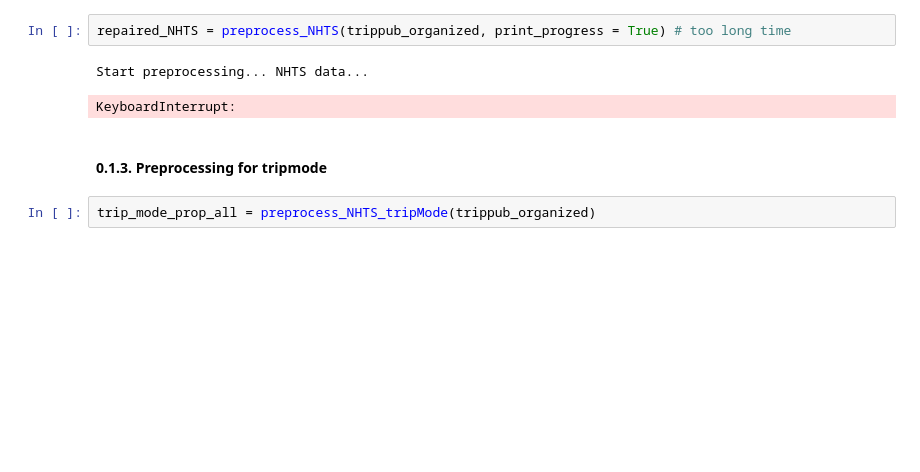
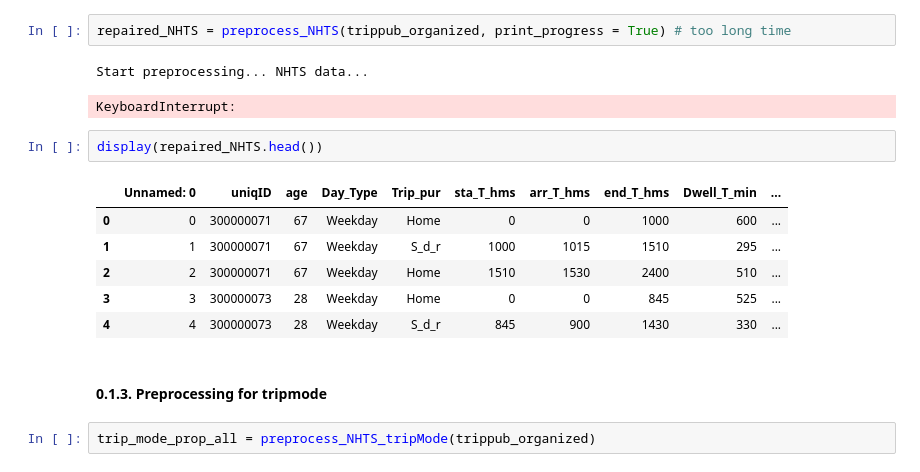
Before and after one commit to MG-Choi/ABTS, a Jupyter notebook: ABTS/ABTS.ipynb, the cells around one changed output. Drawn from its saved outputs; the diff is of its cells as text; blank space fills up the shorter version.

```diff
--- a/ABTS/ABTS.ipynb
+++ b/ABTS/ABTS.ipynb
@@ -3315,6 +3331,15 @@ repaired_NHTS = preprocess_NHTS(trippub_organized, print_progress = True) # too
 # %% [output]
 Start preprocessing... NHTS data...
 KeyboardInterrupt:
+# %%
+display(repaired_NHTS.head())
+# %% [output]
+|  | Unnamed: 0 | uniqID | age | Day_Type | Trip_pur | sta_T_hms | arr_T_hms | end_T_hms | Dwell_T_min | ... |
+| 0 | 0 | 300000071 | 67 | Weekday | Home | 0 | 0 | 1000 | 600 | ... |
+| 1 | 1 | 300000071 | 67 | Weekday | S_d_r | 1000 | 1015 | 1510 | 295 | ... |
+| 2 | 2 | 300000071 | 67 | Weekday | Home | 1510 | 1530 | 2400 | 510 | ... |
+| 3 | 3 | 300000073 | 28 | Weekday | Home | 0 | 0 | 845 | 525 | ... |
+| 4 | 4 | 300000073 | 28 | Weekday | S_d_r | 845 | 900 | 1430 | 330 | ... |
 # %% [markdown]
 #### 0.1.3. Preprocessing for tripmode
 # %%
```
Also changed, not shown: parts of 6 cells of this notebook, 1 other file.
